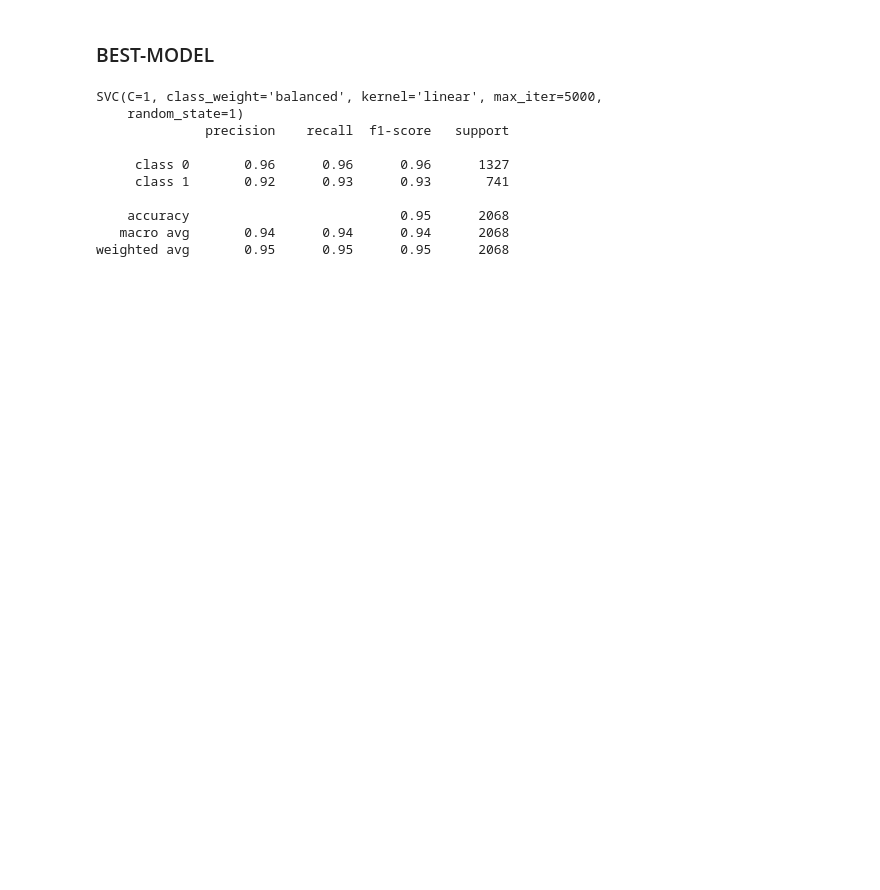
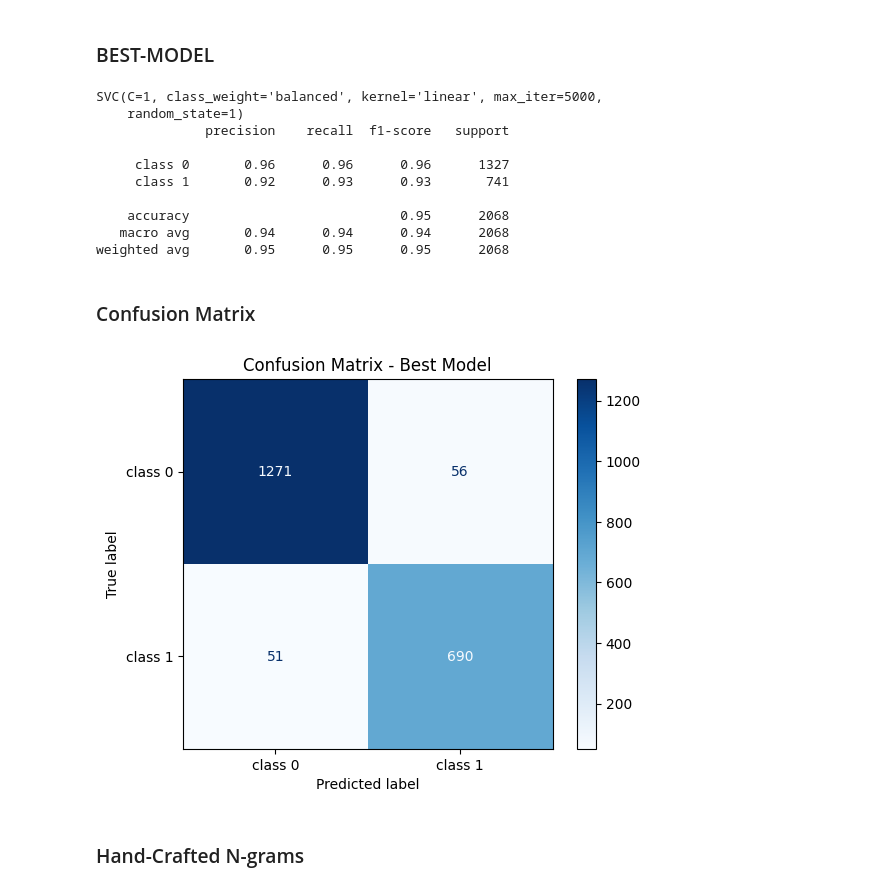
Before and after one commit to MarioKuzmanov/SNLP2, a Jupyter notebook: week_02/scikit-learn.ipynb, the cells around one changed output. Saved outputs shown, nothing was run; the diff lists cells and outputs as text; code cells hidden in the pictures; blank space fills up the shorter version.

```diff
--- a/week_02/scikit-learn.ipynb
+++ b/week_02/scikit-learn.ipynb
@@ -43,7 +44,7 @@ f1-macro=86.91%**
 ### LOAD DATASET
 # %%
 X, Y = [], []
-with open('a4-data', 'rt', encoding='utf8') as fr:
+with open('a4-data.txt', 'rt', encoding='utf8') as fr:
     lines = fr.read().split('\n')
     for line in lines:
         w, label = line.split('\t')
@@ -75,10 +76,22 @@ test examples: (2068, 2068)
 # %% [markdown]
 ### Extract Features
 # %%
+def _to_features_(w):
+    vowels = [
+        "a",
+        "e",
+        "i",
+        "o",
+        "u",
+        "ä",
+        "ö",
+        "ü"
+    ]
+    return [len(w), len([let for let in w if let in vowels])]
 
 
 def to_features(examples):
-    return np.array([len(w) for w in examples]).reshape(-1, 1)
+    return np.array([_to_features_(w) for w in examples])
 
 
 vectorizer = TfidfVectorizer(analyzer='char', ngram_range=(1, 3))
@@ -356,7 +361,9 @@ precision-macro: 92.49000000000001% recall-macro: 84.61% f1-macro: 86.91%
 # %%
 print(best_svm)
 
-print(classification_report(test_labels, best_svm.predict(test_vectors), labels=labels, target_names=['class 0', 'class 1']))
+y_pred = best_svm.predict(test_vectors)
+print(classification_report(test_labels, y_pred, labels=labels,
+                            target_names=['class 0', 'class 1']))
 # %% [output]
 SVC(C=1, class_weight='balanced', kernel='linear', max_iter=5000,
     random_state=1)
@@ -368,3 +375,16 @@ SVC(C=1, class_weight='balanced', kernel='linear', max_iter=5000,
     accuracy                           0.95      2068
    macro avg       0.94      0.94      0.94      2068
 weighted avg       0.95      0.95      0.95      2068
+# %% [markdown]
+### Confusion Matrix
+# %%
+import matplotlib.pyplot as plt
+
+ConfusionMatrixDisplay(confusion_matrix(test_labels, y_pred), display_labels=['class 0', 'class 1']).plot(
+    cmap=plt.cm.Blues)
+plt.title('Confusion Matrix - Best Model')
+plt.show()
+# %% [output]
+[figure, added]
+# %% [markdown]
+### Hand-Crafted N-grams
```
Also changed, not shown: parts of 13 cells of this notebook.
